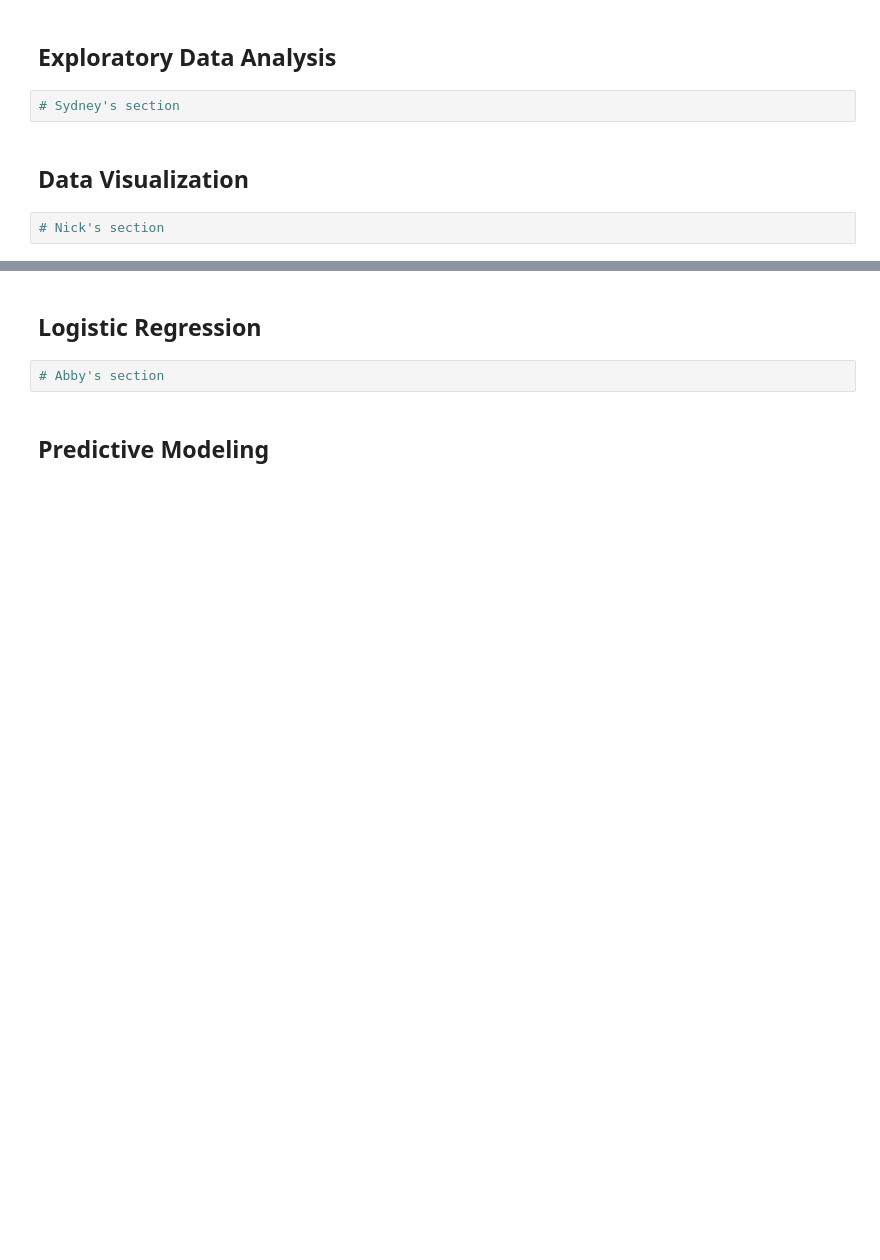
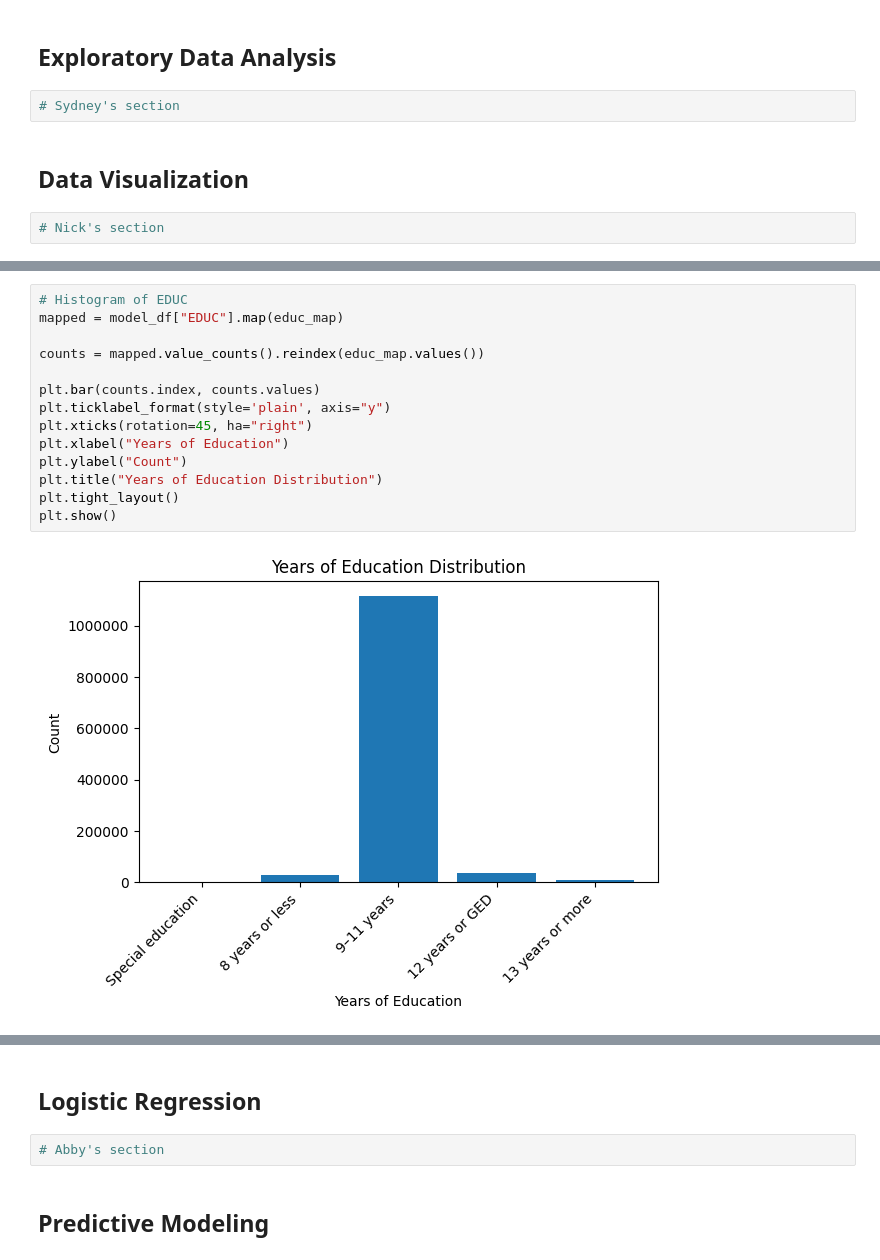
Before and after one commit to janecondon/AMS-595-Identifying-Risk-Factors-for-Major-Depressive-Disorder, a Jupyter notebook: AMS 595 Group Project.ipynb, the cells around one changed output, grey strips where cells are left out. Saved outputs shown, nothing was run; the diff lists cells and outputs as text; blank space fills up the shorter version.

```diff
--- a/AMS 595 Group Project.ipynb
+++ b/AMS 595 Group Project.ipynb
@@ -353,0 +444,16 @@ X_train, X_val, y_train, y_val = train_test_split(
+# %%
+# Histogram of EDUC
+mapped = model_df["EDUC"].map(educ_map)
+
+counts = mapped.value_counts().reindex(educ_map.values())
+
+plt.bar(counts.index, counts.values)
+plt.ticklabel_format(style='plain', axis="y")
+plt.xticks(rotation=45, ha="right")
+plt.xlabel("Years of Education")
+plt.ylabel("Count")
+plt.title("Years of Education Distribution")
+plt.tight_layout()
+plt.show()
+# %% [output]
+[figure, added]
```
Also changed, not shown: parts of 33 cells of this notebook.
